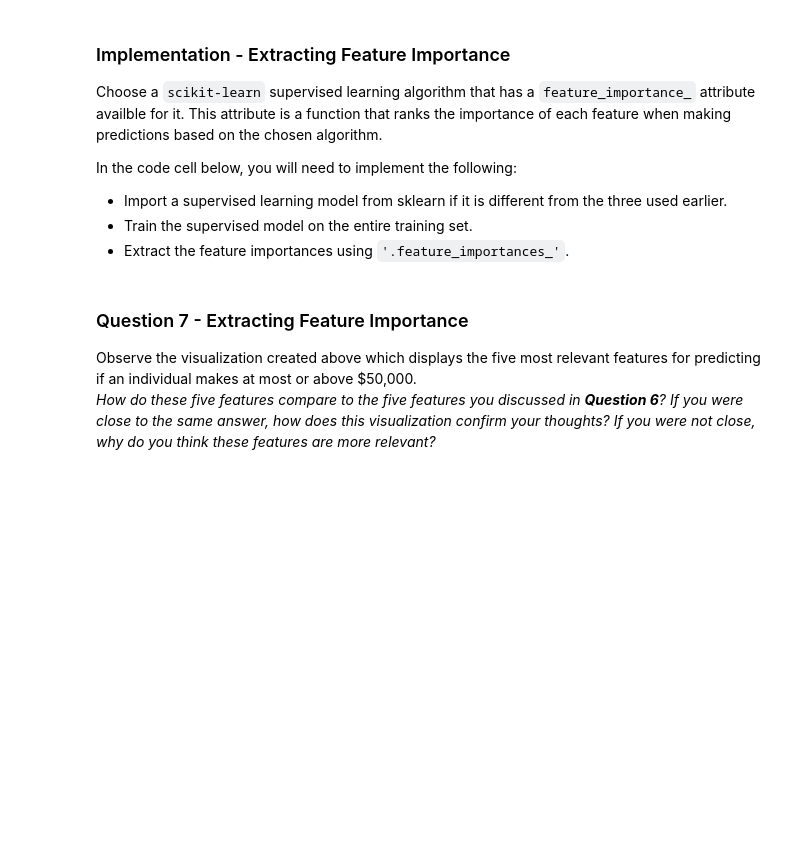
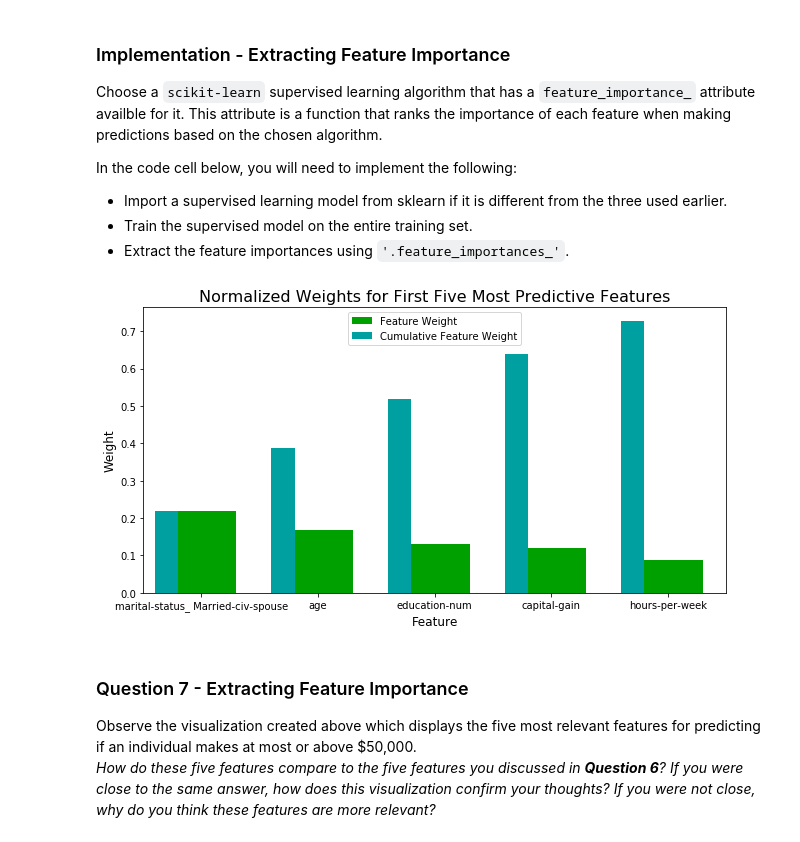
Before and after one commit to LRParser/finding_donors_scikit-learn, a Jupyter notebook: finding_donors.ipynb, the cells around one changed output. Saved outputs shown, nothing was run; the diff lists cells and outputs as text; code cells hidden in the pictures; blank space fills up the shorter version.

```diff
--- a/finding_donors.ipynb
+++ b/finding_donors.ipynb
@@ -491,15 +515,19 @@ In the code cell below, you will need to implement the following:
  - Extract the feature importances using `'.feature_importances_'`.
 # %%
 # TODO: Import a supervised learning model that has 'feature_importances_'
+# Note - can use DecisionTreeClassifier for this
 
 # TODO: Train the supervised model on the training set
-model = None
+model = DecisionTreeClassifier()
+model.fit(X_train,y_train)
 
 # TODO: Extract the feature importances
-importances = None
+importances = model.feature_importances_
 
 # Plot
 vs.feature_plot(importances, X_train, y_train)
+# %% [output]
+[figure, added]
 # %% [markdown]
 ### Question 7 - Extracting Feature Importance
 
```
Also changed, not shown: parts of 18 cells of this notebook, 1 other file.
